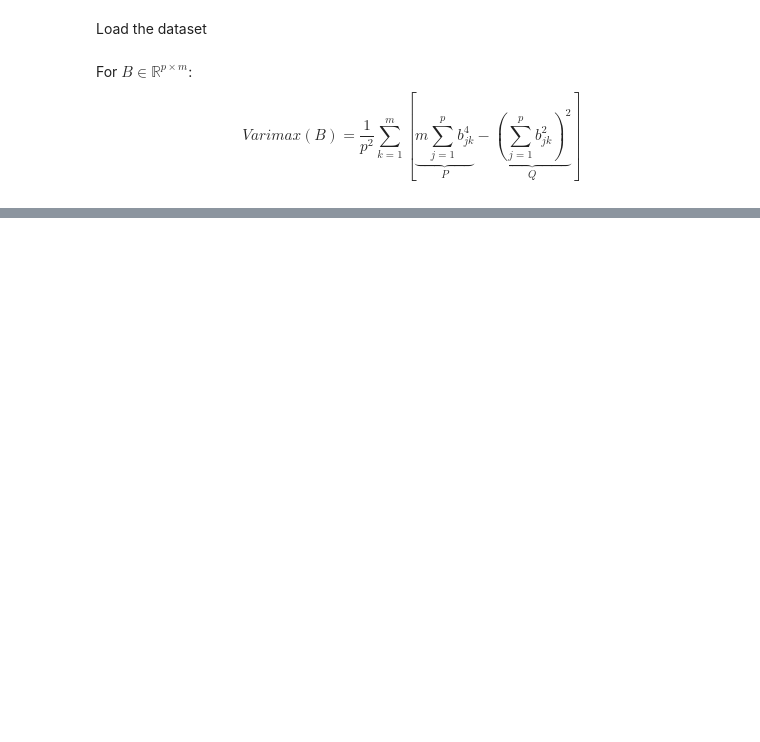
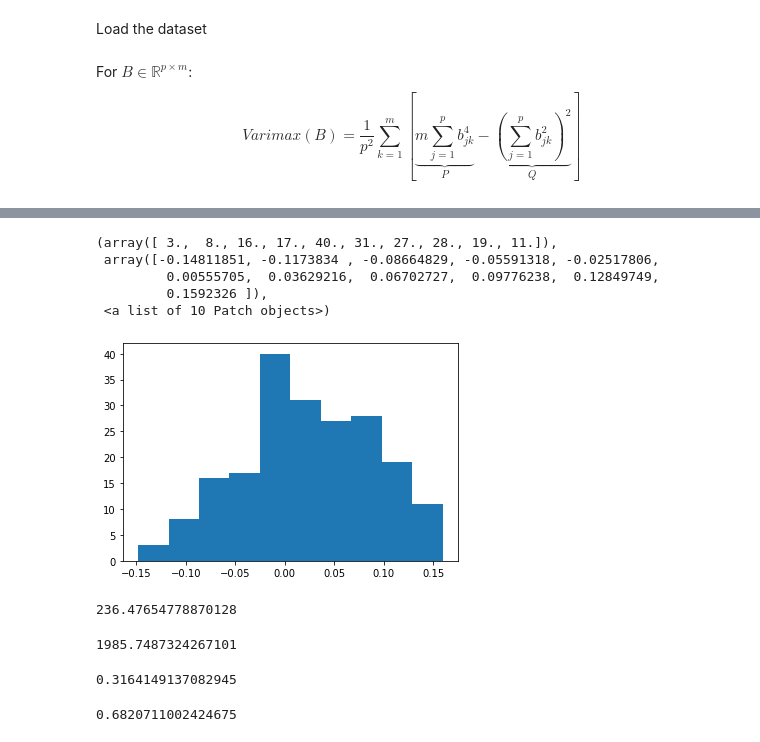
Before and after one commit to Jonas-JP-Peeters/Sparse-PCA-Project, a Jupyter notebook: Scripts/Main.ipynb, the cells around one changed output, grey strips where cells are left out. Drawn from its saved outputs; the diff is of its cells as text; code cells hidden in the pictures; blank space fills up the shorter version.

```diff
--- a/Scripts/Main.ipynb
+++ b/Scripts/Main.ipynb
@@ -490,0 +496,17 @@ reg_scotlass_14.plotCEV()
+# %%
+plt.hist(reg_reg.pcs[0])
+# %% [output]
+(array([ 3.,  8., 16., 17., 40., 31., 27., 28., 19., 11.]),
+ array([-0.14811851, -0.1173834 , -0.08664829, -0.05591318, -0.02517806,
+         0.00555705,  0.03629216,  0.06702727,  0.09776238,  0.12849749,
+         0.1592326 ]),
+ <a list of 10 Patch objects>)
+[figure, added]
+# %%
+np.sum(np.apply_along_axis(varimax, axis = 1, arr = reg_scotlass_14.pcs))
+# %% [output]
+236.47654778870128
+# %%
+np.sum(np.apply_along_axis(varimax, axis = 1, arr = reg_scot.pcs))
+# %% [output]
+1985.7487324267101
@@ -490,0 +526,8 @@ reg_scotlass_14.plotCEV()
+# %%
+gini(reg_scot.ev)
+# %% [output]
+0.3164149137082945
+# %%
+gini(reg_reg.ev)
+# %% [output]
+0.6820711002424675
```
Also changed, not shown: parts of 13 cells of this notebook, 1 other file.
